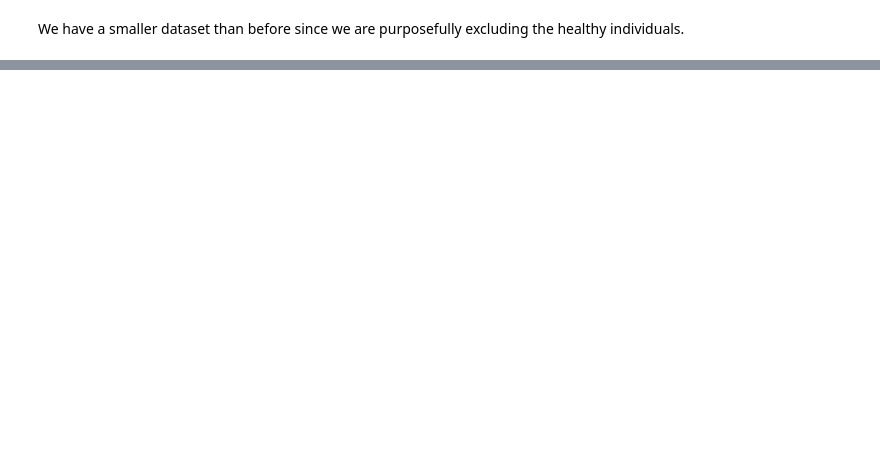
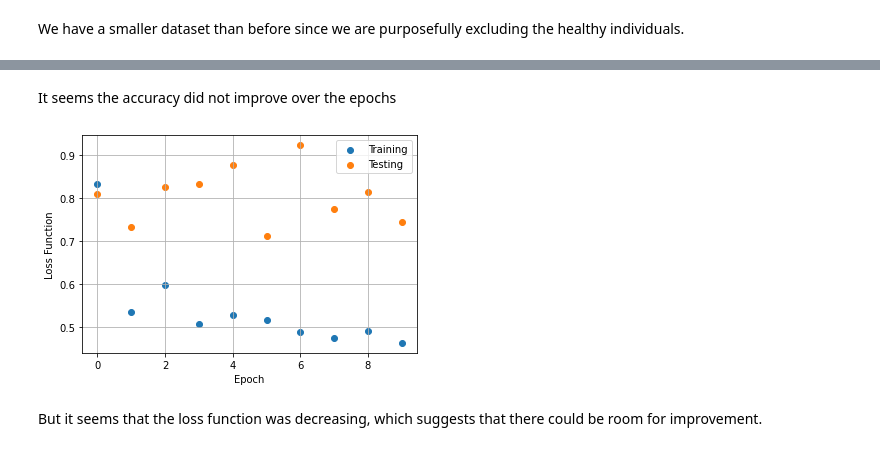
Before and after one commit to hoganman/coronahack_chest_x-ray, a Jupyter notebook: has_virus.ipynb, the cells around one changed output, grey strips where cells are left out. Saved outputs shown, nothing was run; the diff lists cells and outputs as text; code cells hidden in the pictures; blank space fills up the shorter version.

```diff
--- a/has_virus.ipynb
+++ b/has_virus.ipynb
@@ -209,0 +346,15 @@ Epoch 00006: saving model to training_has_covid\cp.ckpt
+# %% [markdown]
+It seems the accuracy did not improve over the epochs
+# %%
+loss, val_loss = history_dict['loss'], history_dict['val_loss']
+fig2, ax2 = plt.subplots()
+ax2.scatter(epoch, loss, label='Training')
+ax2.scatter(epoch, val_loss, label = 'Testing')
+ax2.set_xlabel('Epoch')
+ax2.set_ylabel('Loss Function')
+ax2.legend(loc='upper right')
+ax2.grid(True)
+# %% [output]
+[figure, added]
+# %% [markdown]
+But it seems that the loss function was decreasing, which suggests that there could be room for improvement.
```
Also changed, not shown: parts of 30 cells of this notebook, 1 other file.
